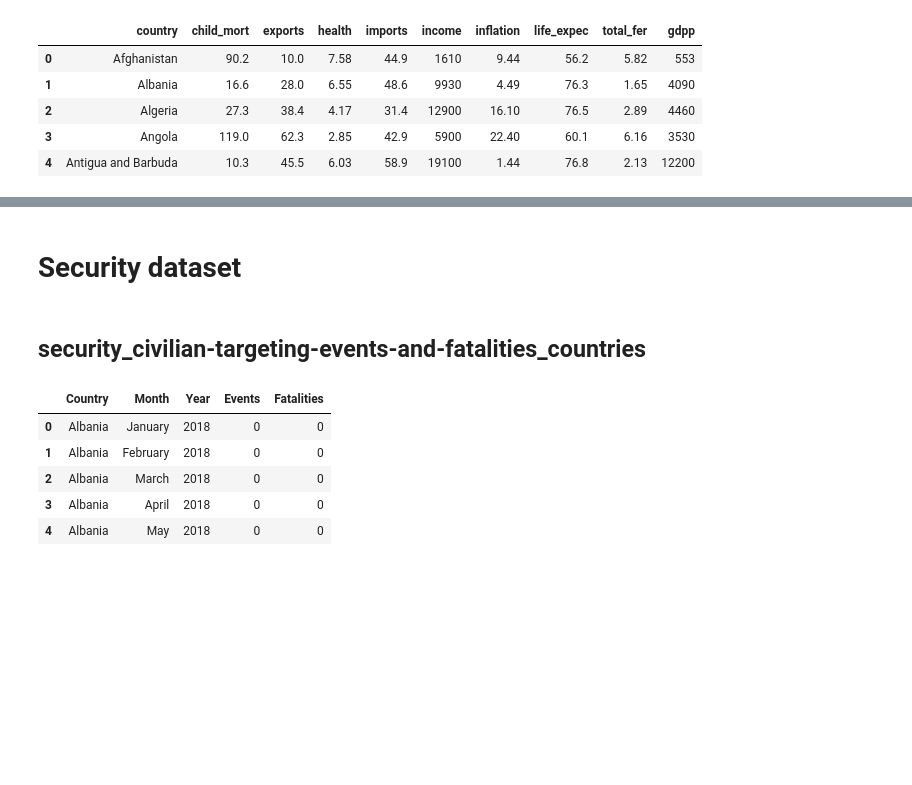
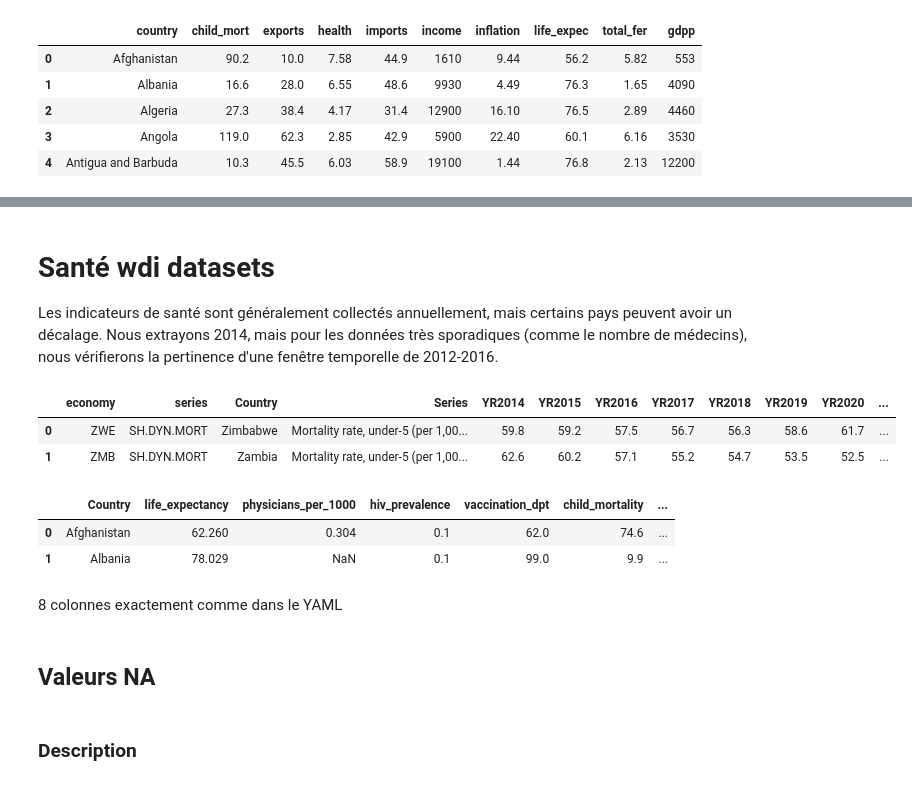
Before and after one commit to awa-d/ML2-project_clustering-countries, a Jupyter notebook: notebooks/P0_init-merge.ipynb, the cells around one changed output, grey strips where cells are left out. Cells and saved outputs as stored; diff of their text form; code cells hidden in the pictures; blank space fills up the shorter version.

```diff
--- a/notebooks/P0_init-merge.ipynb
+++ b/notebooks/P0_init-merge.ipynb
@@ -102,4 +108,4 @@ import pandas as pd
 # %%
-data_dir=paths.DATA_DIR
-data_dir
+raw_dir=paths.DATA_DIR/"raw"
+raw_dir
 # %% [output]
@@ -106,0 +113,7 @@ WindowsPath('C:/Users/HP/Desktop/temp/TODO/SEMESTRE_2/ML2/projet/data')
+# %%
+root=paths.ROOT_DIR
+with open(root / "configs" / "variables.yaml", "r") as f:
+    config = yaml.safe_load(f)
+
+sources = config["sources"]
+print("Sources configurées :", list(sources.keys()))
@@ -139,14 +157,41 @@ df_main.head()
+# %%
+
+# Création du dictionnaire de mapping pour standardiser les noms de pays entre les différentes bases
+# Sans cela probleme de mapping
+country_mapping = {
+    "Egypt, Arab Rep.": "Egypt",
+    "Yemen, Rep.": "Yemen",
+    "Venezuela, RB": "Venezuela",
+    "Russian Federation": "Russia",
+    "Korea, Rep.": "South Korea",
+    "Iran, Islamic Rep.": "Iran",
+    "Congo, Dem. Rep.": "Congo, Dem. Rep.", # Déjà correct dans df_main, mais pour WDI
+    "Congo, Rep.": "Congo, Rep.",
+    "Micronesia, Fed. Sts.": "Micronesia, Fed. Sts.",
+    "Bahamas, The": "Bahamas",
+    "Gambia, The": "Gambia",
+    "Slovak Republic": "Slovak Republic",
+    "Kyrgyz Republic": "Kyrgyz Republic",
+    "Macedonia, FYR": "Macedonia, FYR",
+    "Brunei Darussalam": "Brunei",
+    "Cabo Verde": "Cape Verde",
+    "Syrian Arab Republic": "Syria",
+    "Turkiye": "Turkey",
+    "Viet Nam": "Vietnam",
+    "Lao PDR": "Lao"
+}
+countries_ref = set(df_main["country"])
 # %% [markdown]
-# Security dataset
+# Santé wdi datasets
+
+Les indicateurs de santé sont généralement collectés annuellement, mais certains pays peuvent avoir un décalage. Nous extrayons 2014, mais pour les données très sporadiques (comme le nombre de médecins), nous vérifierons la pertinence d'une fenêtre temporelle de 2012-2016.
-# %% [markdown]
-## security_civilian-targeting-events-and-fatalities_countries
-# %%
-df_civil=pd.read_excel(data_dir/"security_civilian-targeting-events-and-fatalities_countries.xlsx")
-df_civil.head()
-# %% [output]
-|  | Country | Month | Year | Events | Fatalities |
-| 0 | Albania | January | 2018 | 0 | 0 |
-| 1 | Albania | February | 2018 | 0 | 0 |
-| 2 | Albania | March | 2018 | 0 | 0 |
-| 3 | Albania | April | 2018 | 0 | 0 |
-| 4 | Albania | May | 2018 | 0 | 0 |
+# %%
+wdi_conf = sources["sante_wdi"]
+df_wdi = pd.read_csv(raw_dir / wdi_conf["file"])
+df_wdi["Country"] = df_wdi["Country"].replace(country_mapping)
+# %%
+df_wdi.head(2)
+# %% [output]
+|  | economy | series | Country | Series | YR2014 | YR2015 | YR2016 | YR2017 | YR2018 | YR2019 | YR2020 | ... |
+| 0 | ZWE | SH.DYN.MORT | Zimbabwe | Mortality rate, under-5 (per 1,00... | 59.8 | 59.2 | 57.5 | 56.7 | 56.3 | 58.6 | 61.7 | ... |
+| 1 | ZMB | SH.DYN.MORT | Zambia | Mortality rate, under-5 (per 1,00... | 62.6 | 60.2 | 57.1 | 55.2 | 54.7 | 53.5 | 52.5 | ... |
@@ -152,0 +212,12 @@ df_civil.head()
+# %%
+df_h14.head(2)
+# %% [output]
+|  | Country | life_expectancy | physicians_per_1000 | hiv_prevalence | vaccination_dpt | child_mortality | ... |
+| 0 | Afghanistan | 62.260 | 0.304 | 0.1 | 62.0 | 74.6 | ... |
+| 1 | Albania | 78.029 | NaN | 0.1 | 99.0 | 9.9 | ... |
+# %% [markdown]
+8 colonnes exactement comme dans le YAML
+# %% [markdown]
+## Valeurs NA
+# %% [markdown]
+### Description
```
Also changed, not shown: parts of 25 cells of this notebook.
